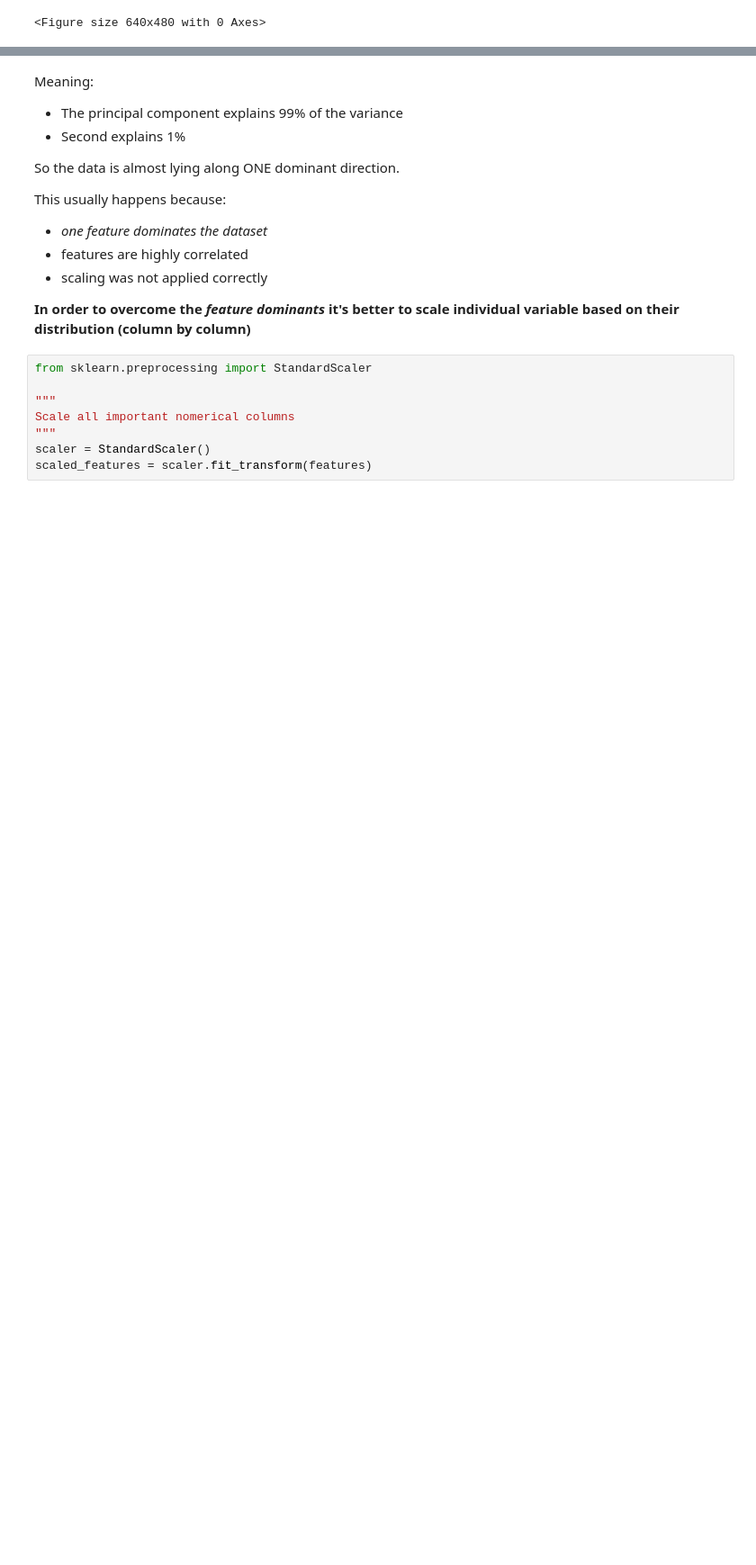
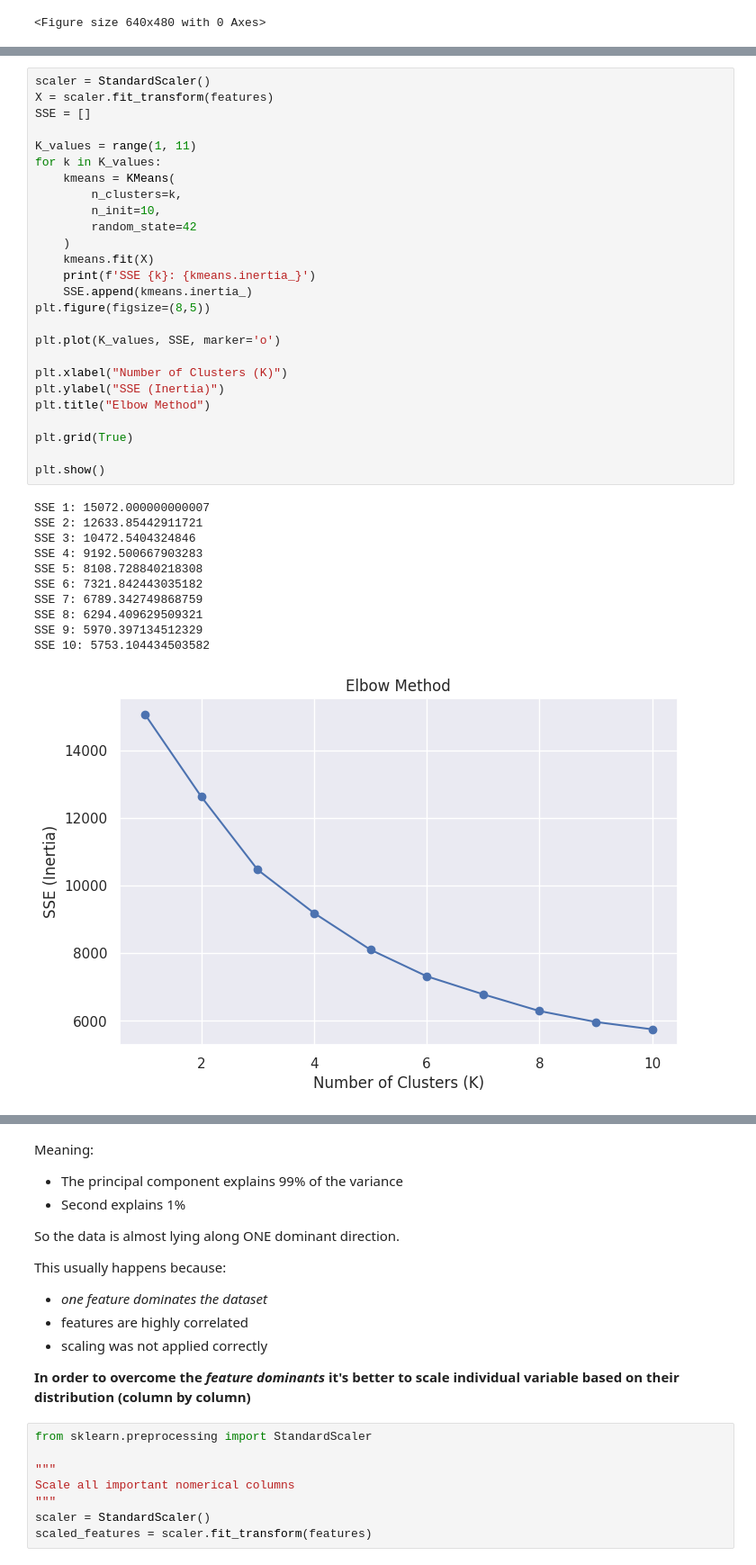
Before and after one commit to nawroz-m/ML_learning, a Jupyter notebook: Bank_Fraud_Detection_k_means.ipynb, the cells around one changed output, grey strips where cells are left out. Shown at 90% size. Saved outputs shown, nothing was run; the diff lists cells and outputs as text; blank space fills up the shorter version.

```diff
--- a/Bank_Fraud_Detection_k_means.ipynb
+++ b/Bank_Fraud_Detection_k_means.ipynb
@@ -282,0 +311,38 @@ plt.tight_layout()
+# %%
+scaler = StandardScaler()
+X = scaler.fit_transform(features)
+SSE = []
+
+K_values = range(1, 11)
+for k in K_values:
+    kmeans = KMeans(
+        n_clusters=k,
+        n_init=10,
+        random_state=42
+    )
+    kmeans.fit(X)
+    print(f'SSE {k}: {kmeans.inertia_}')
+    SSE.append(kmeans.inertia_)
+plt.figure(figsize=(8,5))
+
+plt.plot(K_values, SSE, marker='o')
+
+plt.xlabel("Number of Clusters (K)")
+plt.ylabel("SSE (Inertia)")
+plt.title("Elbow Method")
+
+plt.grid(True)
+
+plt.show()
+# %% [output]
+SSE 1: 15072.000000000007
+SSE 2: 12633.85442911721
+SSE 3: 10472.5404324846
+SSE 4: 9192.500667903283
+SSE 5: 8108.728840218308
+SSE 6: 7321.842443035182
+SSE 7: 6789.342749868759
+SSE 8: 6294.409629509321
+SSE 9: 5970.397134512329
+SSE 10: 5753.104434503582
+[figure, added]
```
Also changed, not shown: parts of 26 cells of this notebook.
